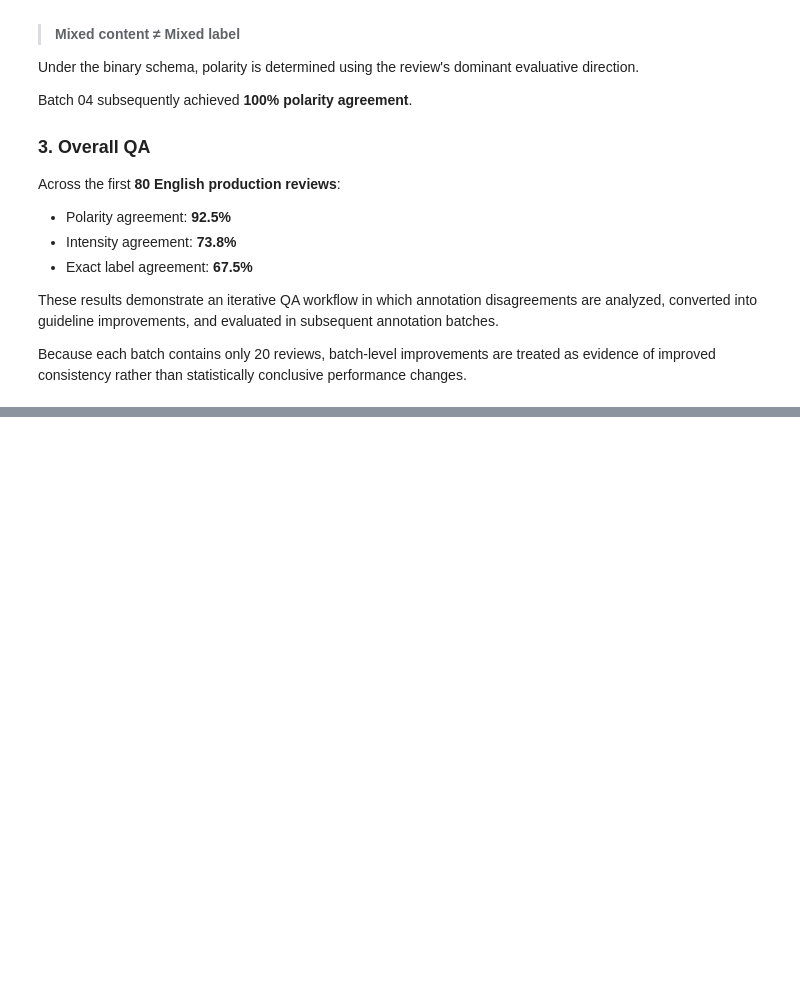
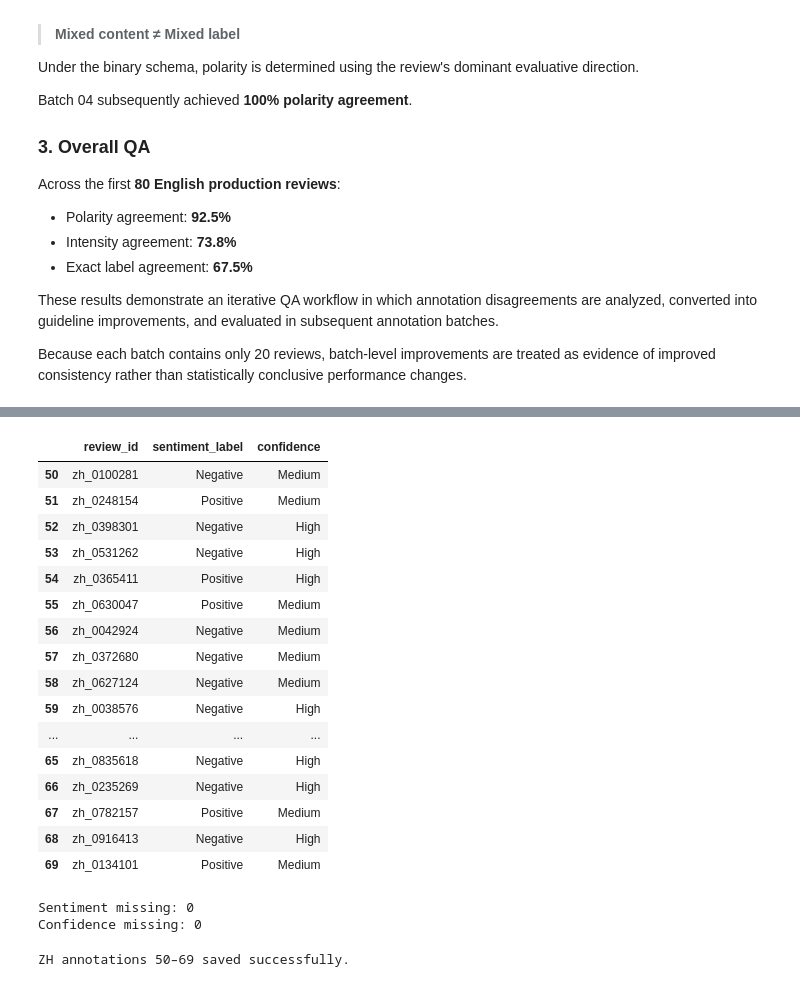
Before and after one commit to yoonjusong-analytics/data-labeling-portfolio, a Jupyter notebook: 01_multilingual_sentiment/notebooks/03_annotation_qa.ipynb, the cells around one changed output, grey strips where cells are left out. Cells and saved outputs as stored; diff of their text form; code cells hidden in the pictures; blank space fills up the shorter version.

```diff
--- a/01_multilingual_sentiment/notebooks/03_annotation_qa.ipynb
+++ b/01_multilingual_sentiment/notebooks/03_annotation_qa.ipynb
@@ -1761,0 +1907,73 @@ conclusive performance changes.
+# %%
+zh_labels_50_69 = {
+    50: ("Negative", "Medium"),
+    51: ("Positive", "Medium"),
+    52: ("Negative", "High"),
+    53: ("Negative", "High"),
+    54: ("Positive", "High"),
+    55: ("Positive", "Medium"),
+    56: ("Negative", "Medium"),
+    57: ("Negative", "Medium"),
+    58: ("Negative", "Medium"),
+    59: ("Negative", "High"),
+    60: ("Negative", "High"),
+    61: ("Negative", "High"),
+    62: ("Negative", "High"),
+    63: ("Positive", "Medium"),
+    64: ("Negative", "Medium"),
+    65: ("Negative", "High"),
+    66: ("Negative", "High"),
+    67: ("Positive", "Medium"),
+    68: ("Negative", "High"),
+    69: ("Positive", "Medium")
+}
+
+for idx, (sentiment, confidence) in zh_labels_50_69.items():
+    df_zh.loc[idx, "sentiment_label"] = sentiment
+    df_zh.loc[idx, "confidence"] = confidence
+# %%
+df_zh.loc[
+    50:69,
+    ["review_id", "sentiment_label", "confidence"]
+]
+# %% [output]
+|  | review_id | sentiment_label | confidence |
+| 50 | zh_0100281 | Negative | Medium |
+| 51 | zh_0248154 | Positive | Medium |
+| 52 | zh_0398301 | Negative | High |
+| 53 | zh_0531262 | Negative | High |
+| 54 | zh_0365411 | Positive | High |
+| 55 | zh_0630047 | Positive | Medium |
+| 56 | zh_0042924 | Negative | Medium |
+| 57 | zh_0372680 | Negative | Medium |
+| 58 | zh_0627124 | Negative | Medium |
+| 59 | zh_0038576 | Negative | High |
+| ... | ... | ... | ... |
+| 65 | zh_0835618 | Negative | High |
+| 66 | zh_0235269 | Negative | High |
+| 67 | zh_0782157 | Positive | Medium |
+| 68 | zh_0916413 | Negative | High |
+| 69 | zh_0134101 | Positive | Medium |
+# %%
+print(
+    "Sentiment missing:",
+    df_zh.loc[50:69, "sentiment_label"].isna().sum()
+)
+
+print(
+    "Confidence missing:",
+    df_zh.loc[50:69, "confidence"].isna().sum()
+)
+# %% [output]
+Sentiment missing: 0
+Confidence missing: 0
+# %%
+df_zh.to_csv(
+    "../data/annotation/amazon_reviews_zh_annotation_300.csv",
+    index=False,
+    encoding="utf-8-sig"
+)
+
+print("ZH annotations 50–69 saved successfully.")
+# %% [output]
+ZH annotations 50–69 saved successfully.
```
Also changed, not shown: parts of 29 cells of this notebook, 5 other files.
